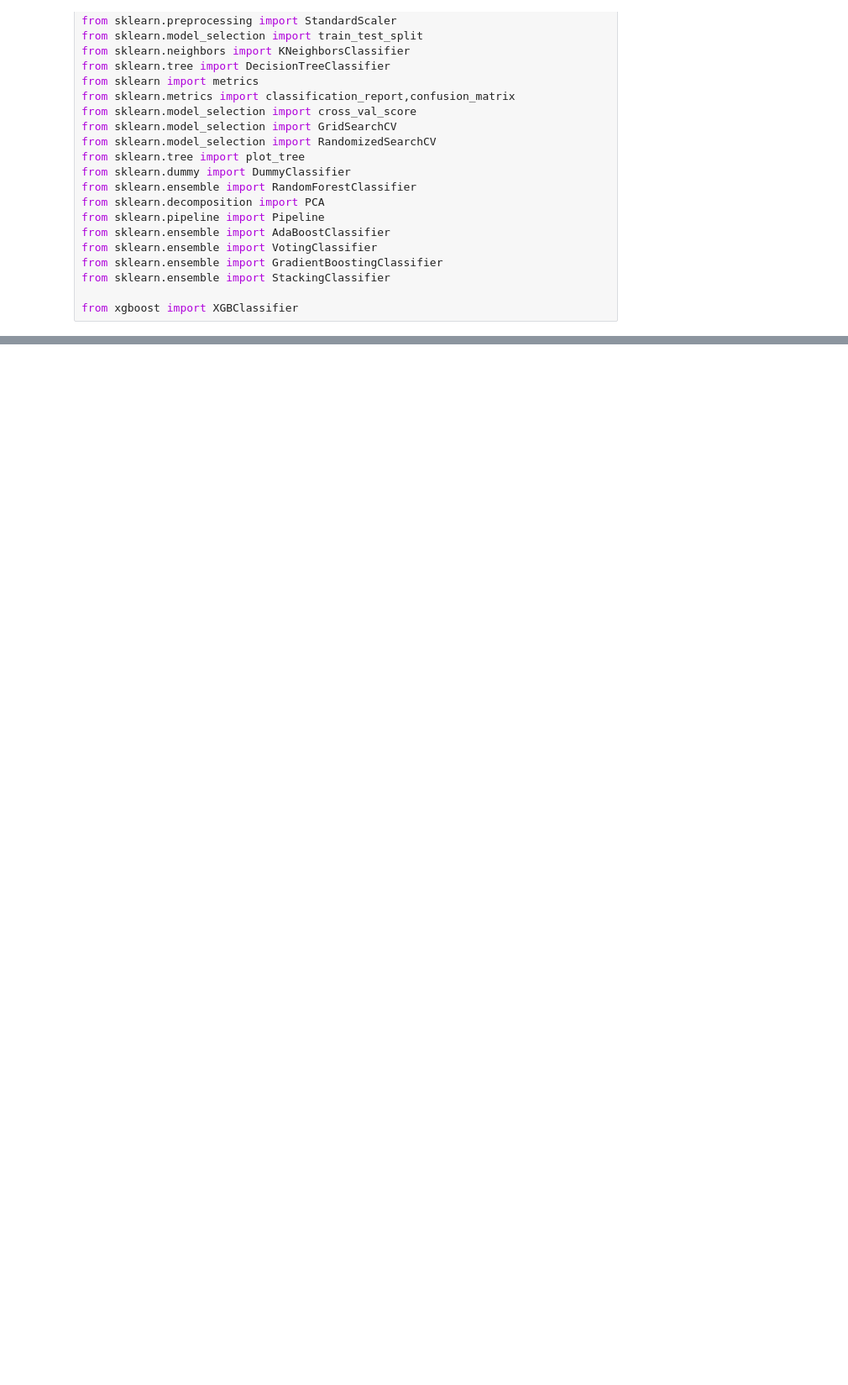
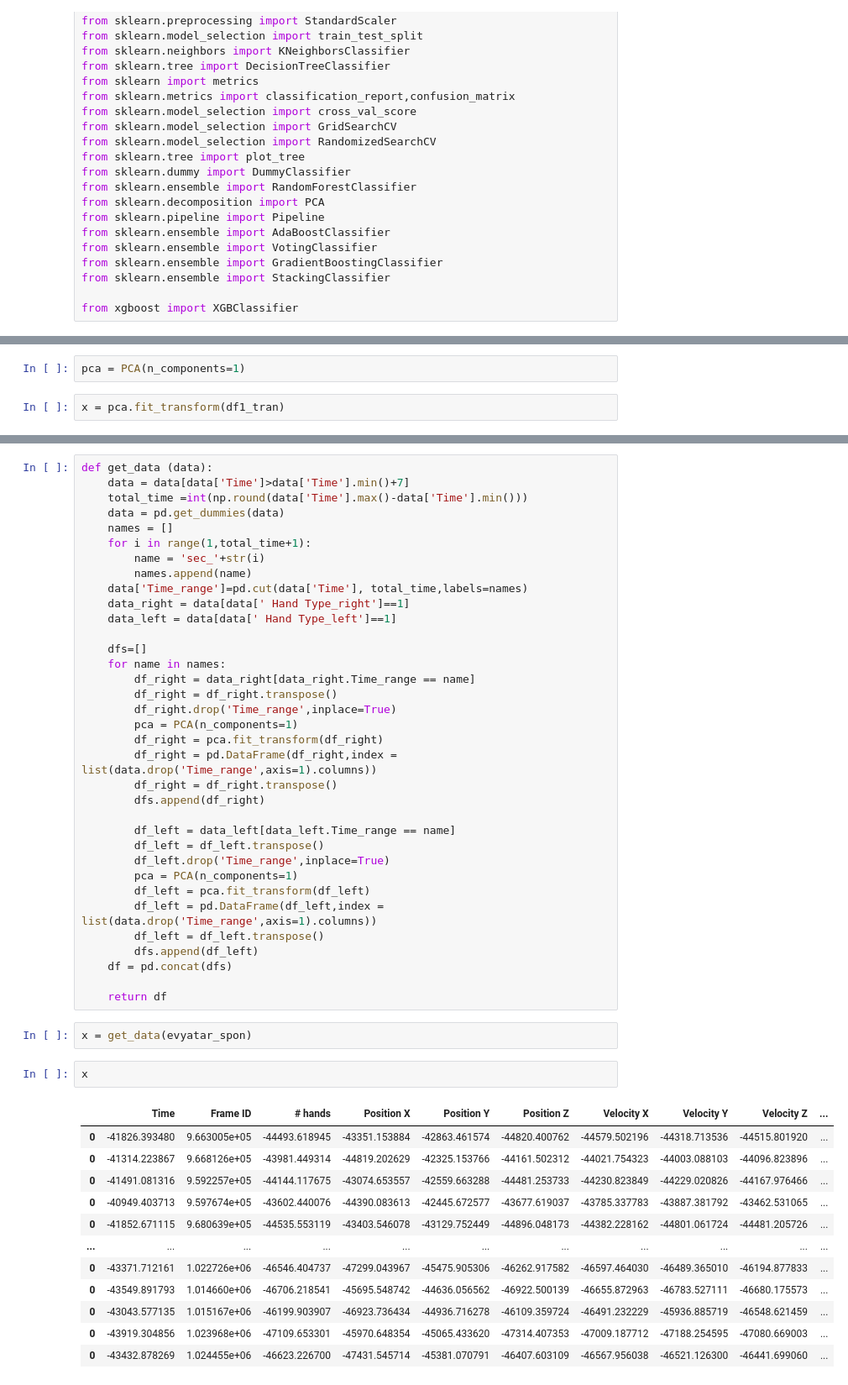
Before and after one commit to or-yitshak/Final-Project-Semester-B, a Jupyter notebook: Notebook 4.ipynb, the cells around one changed output, grey strips where cells are left out. Shown at 84% size. Cells and saved outputs as stored; diff of their text form; blank space fills up the shorter version.

Commit message:
get data func added to Notebook4

```diff
--- a/Notebook 4.ipynb
+++ b/Notebook 4.ipynb
@@ -28,0 +214,4 @@ from xgboost import XGBClassifier
+# %%
+pca = PCA(n_components=1)
+# %%
+x = pca.fit_transform(df1_tran)
@@ -28,0 +245,52 @@ from xgboost import XGBClassifier
+# %%
+def get_data (data):
+    data = data[data['Time']>data['Time'].min()+7]
+    total_time =int(np.round(data['Time'].max()-data['Time'].min()))
+    data = pd.get_dummies(data)
+    names = []
+    for i in range(1,total_time+1):
+        name = 'sec_'+str(i)
+        names.append(name)
+    data['Time_range']=pd.cut(data['Time'], total_time,labels=names)
+    data_right = data[data[' Hand Type_right']==1]
+    data_left = data[data[' Hand Type_left']==1]
+
+    dfs=[]
+    for name in names:
+        df_right = data_right[data_right.Time_range == name]
+        df_right = df_right.transpose()
+        df_right.drop('Time_range',inplace=True)
+        pca = PCA(n_components=1)
+        df_right = pca.fit_transform(df_right)
+        df_right = pd.DataFrame(df_right,index = list(data.drop('Time_range',axis=1).columns))
+        df_right = df_right.transpose()
+        dfs.append(df_right)
+
+        df_left = data_left[data_left.Time_range == name]
+        df_left = df_left.transpose()
+        df_left.drop('Time_range',inplace=True)
+        pca = PCA(n_components=1)
+        df_left = pca.fit_transform(df_left)
+        df_left = pd.DataFrame(df_left,index = list(data.drop('Time_range',axis=1).columns))
+        df_left = df_left.transpose()
+        dfs.append(df_left)
+    df = pd.concat(dfs)
+
+    return df
+# %%
+x = get_data(evyatar_spon)
+# %%
+x
+# %% [output]
+|  | Time | Frame ID | # hands | Position X | Position Y | Position Z | Velocity X | Velocity Y | Velocity Z | ... |
+| 0 | -41826.393480 | 9.663005e+05 | -44493.618945 | -43351.153884 | -42863.461574 | -44820.400762 | -44579.502196 | -44318.713536 | -44515.801920 | ... |
+| 0 | -41314.223867 | 9.668126e+05 | -43981.449314 | -44819.202629 | -42325.153766 | -44161.502312 | -44021.754323 | -44003.088103 | -44096.823896 | ... |
+| 0 | -41491.081316 | 9.592257e+05 | -44144.117675 | -43074.653557 | -42559.663288 | -44481.253733 | -44230.823849 | -44229.020826 | -44167.976466 | ... |
+| 0 | -40949.403713 | 9.597674e+05 | -43602.440076 | -44390.083613 | -42445.672577 | -43677.619037 | -43785.337783 | -43887.381792 | -43462.531065 | ... |
+| 0 | -41852.671115 | 9.680639e+05 | -44535.553119 | -43403.546078 | -43129.752449 | -44896.048173 | -44382.228162 | -44801.061724 | -44481.205726 | ... |
+| ... | ... | ... | ... | ... | ... | ... | ... | ... | ... | ... |
+| 0 | -43371.712161 | 1.022726e+06 | -46546.404737 | -47299.043967 | -45475.905306 | -46262.917582 | -46597.464030 | -46489.365010 | -46194.877833 | ... |
+| 0 | -43549.891793 | 1.014660e+06 | -46706.218541 | -45695.548742 | -44636.056562 | -46922.500139 | -46655.872963 | -46783.527111 | -46680.175573 | ... |
+| 0 | -43043.577135 | 1.015167e+06 | -46199.903907 | -46923.736434 | -44936.716278 | -46109.359724 | -46491.232229 | -45936.885719 | -46548.621459 | ... |
+| 0 | -43919.304856 | 1.023968e+06 | -47109.653301 | -45970.648354 | -45065.433620 | -47314.407353 | -47009.187712 | -47188.254595 | -47080.669003 | ... |
+| 0 | -43432.878269 | 1.024455e+06 | -46623.226700 | -47431.545714 | -45381.070791 | -46407.603109 | -46567.956038 | -46521.126300 | -46441.699060 | ... |
```
Also changed, not shown: parts of 32 cells of this notebook.
